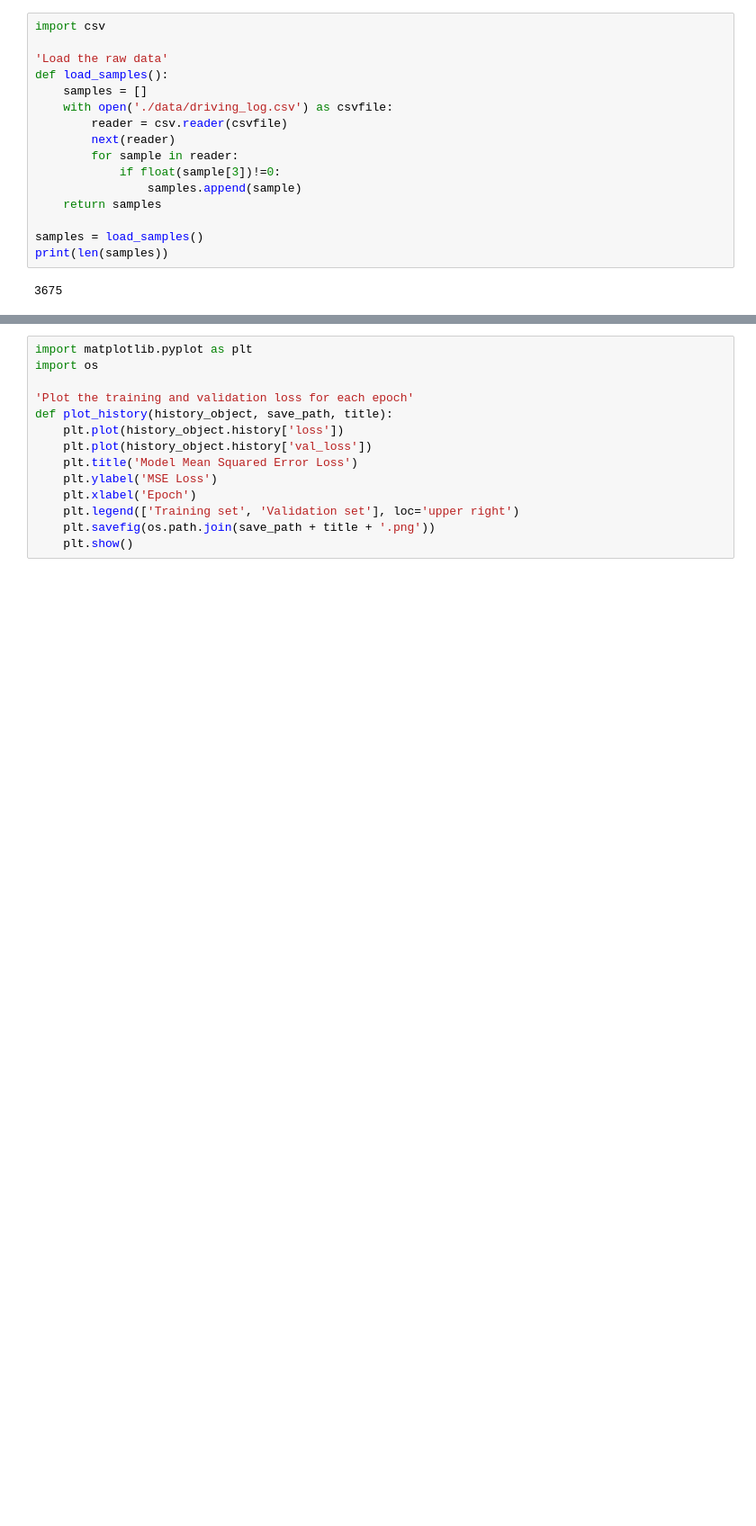
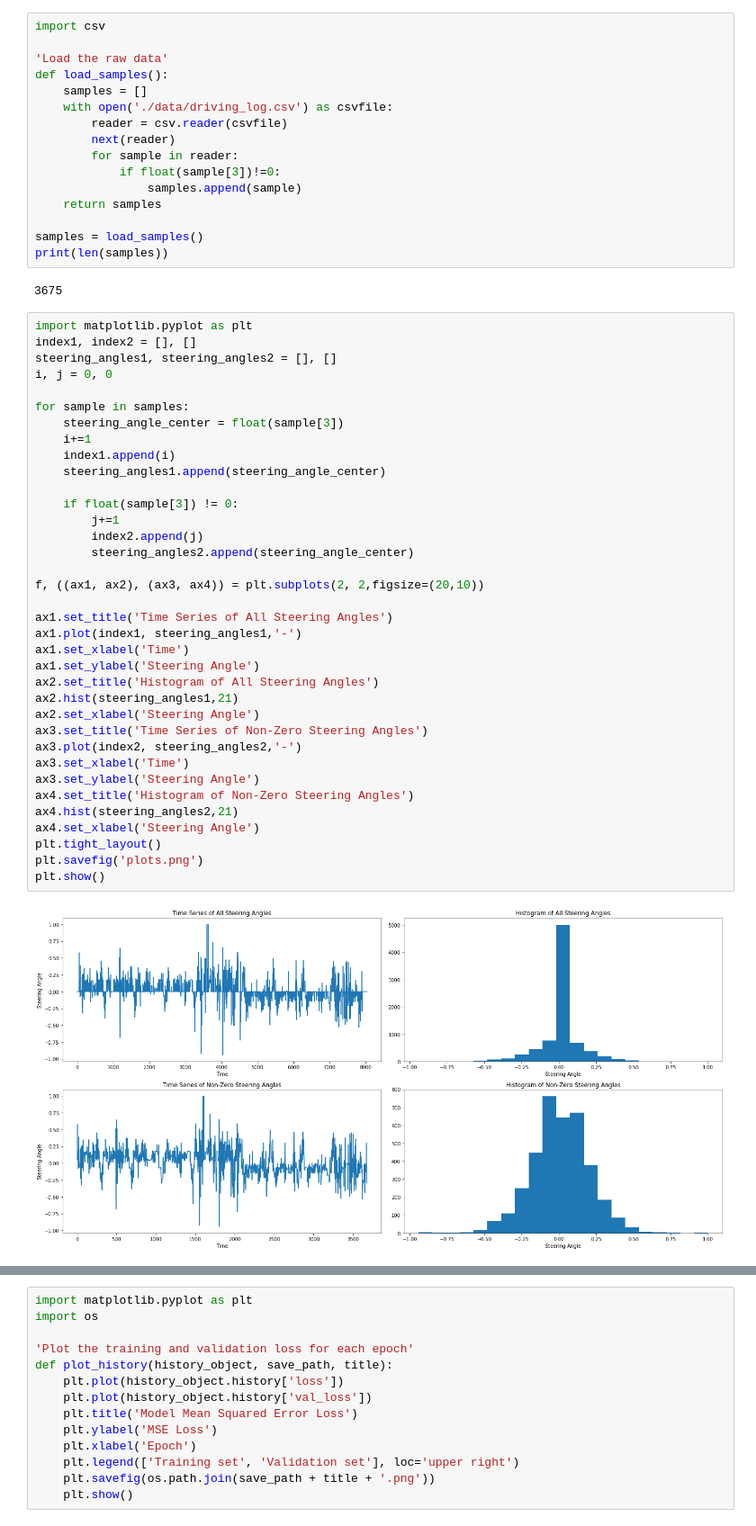
Before and after one commit to MyGitHubSite/Udacity-CarND-T1P3-Behavioral-Cloning, a Jupyter notebook: model.ipynb, the cells around one changed output, grey strips where cells are left out. Shown: that part at 90% size. Saved outputs shown, nothing was run; the diff lists cells and outputs as text; blank space fills up the shorter version.

```diff
--- a/model.ipynb
+++ b/model.ipynb
@@ -16,6 +16,44 @@ samples = load_samples()
 print(len(samples))
 # %% [output]
 3675
+# %%
+import matplotlib.pyplot as plt
+index1, index2 = [], []
+steering_angles1, steering_angles2 = [], []
+i, j = 0, 0
+
+for sample in samples:
+    steering_angle_center = float(sample[3])
+    i+=1
+    index1.append(i)
+    steering_angles1.append(steering_angle_center)
+
+    if float(sample[3]) != 0:
+        j+=1
+        index2.append(j)
+        steering_angles2.append(steering_angle_center)
+
+f, ((ax1, ax2), (ax3, ax4)) = plt.subplots(2, 2,figsize=(20,10))
+
+ax1.set_title('Time Series of All Steering Angles')
+ax1.plot(index1, steering_angles1,'-')
+ax1.set_xlabel('Time')
+ax1.set_ylabel('Steering Angle')
+ax2.set_title('Histogram of All Steering Angles')
+ax2.hist(steering_angles1,21)
+ax2.set_xlabel('Steering Angle')
+ax3.set_title('Time Series of Non-Zero Steering Angles')
+ax3.plot(index2, steering_angles2,'-')
+ax3.set_xlabel('Time')
+ax3.set_ylabel('Steering Angle')
+ax4.set_title('Histogram of Non-Zero Steering Angles')
+ax4.hist(steering_angles2,21)
+ax4.set_xlabel('Steering Angle')
+plt.tight_layout()
+plt.savefig('plots.png')
+plt.show()
+# %% [output]
+[figure, added]
 # %%
 %%time
 import cv2
```
Also changed, not shown: parts of 6 cells of this notebook, 1 other file.
